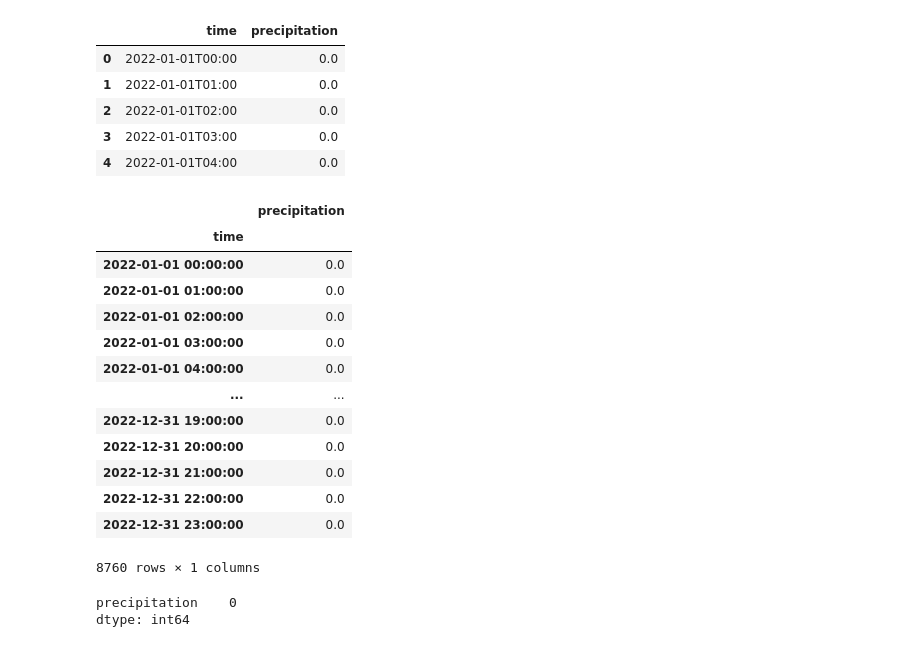
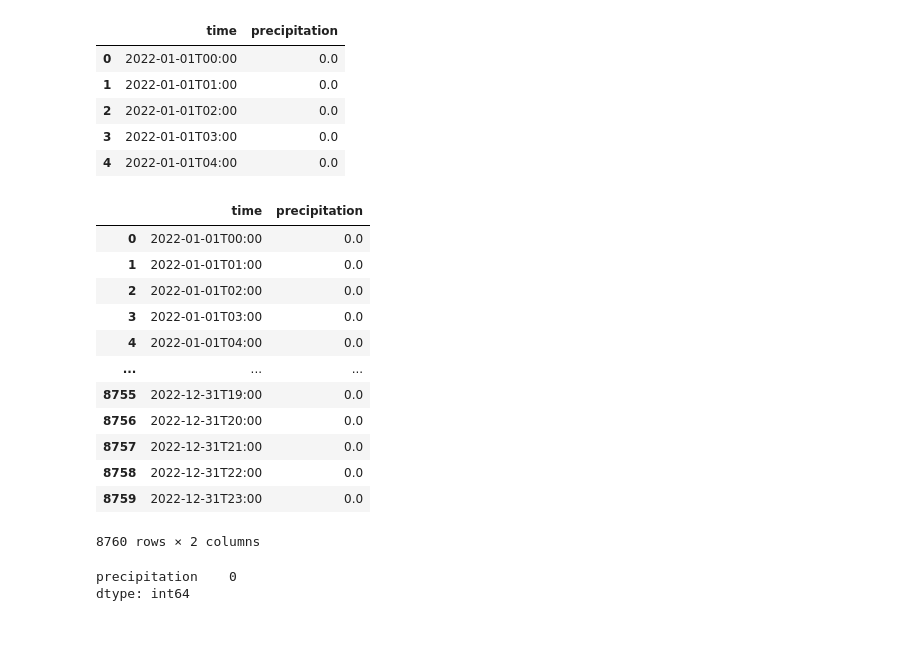
Before and after one commit to patidarpuja/Data_Science_Springboard_Puja, a Jupyter notebook: api_data_wrangling.ipynb, the cells around one changed output. Drawn from its saved outputs; the diff is of its cells as text; code cells hidden in the pictures.

```diff
--- a/api_data_wrangling.ipynb
+++ b/api_data_wrangling.ipynb
@@ -511,12 +512,13 @@ hourly_variable = ['precipitation']
 #Compare with Another Location (Los Angeles)
 # Make the API Request
 base_url = "https://archive-api.open-meteo.com/v1/archive"
+# base_url = "https://historical-forecast-api.open-meteo.com/v1/forecast"
 params = {
 	"latitude": latitude ,
 	"longitude": longitude,
 	"start_date": start_date,
 	"end_date": end_date,
-	"hourly": hourly_variable,
+	"hourly": ','.join(hourly_variable),
 	"timezone": "America/Los_Angeles"
 }
 response = requests.get(base_url, params=params)
@@ -544,21 +546,20 @@ df_la.head()
 | 2 | 2022-01-01T02:00 | 0.0 |
 | 3 | 2022-01-01T03:00 | 0.0 |
 | 4 | 2022-01-01T04:00 | 0.0 |
-# %%
-df
-# %% [output]
-|  | precipitation |
-| time |  |
-| 2022-01-01 00:00:00 | 0.0 |
-| 2022-01-01 01:00:00 | 0.0 |
-| 2022-01-01 02:00:00 | 0.0 |
-| 2022-01-01 03:00:00 | 0.0 |
-| 2022-01-01 04:00:00 | 0.0 |
-| ... | ... |
-| 2022-12-31 19:00:00 | 0.0 |
-| 2022-12-31 20:00:00 | 0.0 |
-| 2022-12-31 21:00:00 | 0.0 |
-| 2022-12-31 22:00:00 | 0.0 |
-| 2022-12-31 23:00:00 | 0.0 |
-8760 rows × 1 columns
+# %%
+df_la
+# %% [output]
+|  | time | precipitation |
+| 0 | 2022-01-01T00:00 | 0.0 |
+| 1 | 2022-01-01T01:00 | 0.0 |
+| 2 | 2022-01-01T02:00 | 0.0 |
+| 3 | 2022-01-01T03:00 | 0.0 |
+| 4 | 2022-01-01T04:00 | 0.0 |
+| ... | ... | ... |
+| 8755 | 2022-12-31T19:00 | 0.0 |
+| 8756 | 2022-12-31T20:00 | 0.0 |
+| 8757 | 2022-12-31T21:00 | 0.0 |
+| 8758 | 2022-12-31T22:00 | 0.0 |
+| 8759 | 2022-12-31T23:00 | 0.0 |
+8760 rows × 2 columns
 # %%
```
Also changed, not shown: parts of 14 cells of this notebook.
